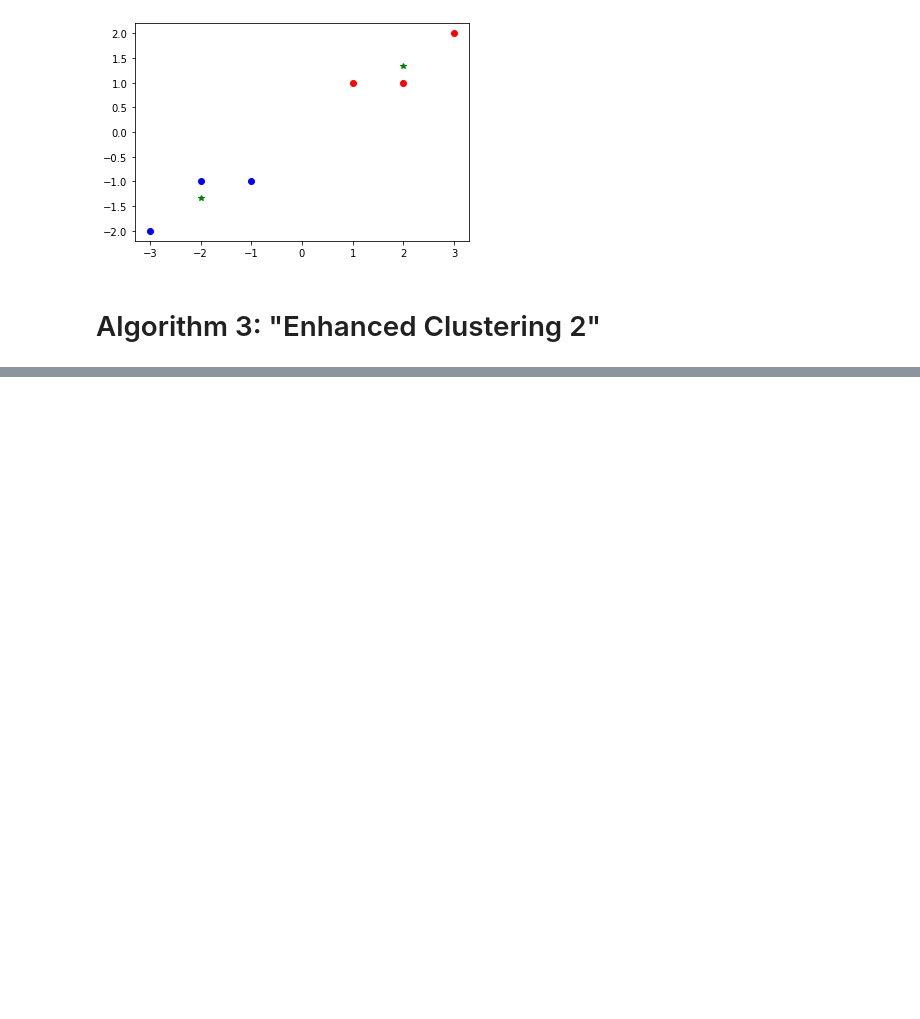
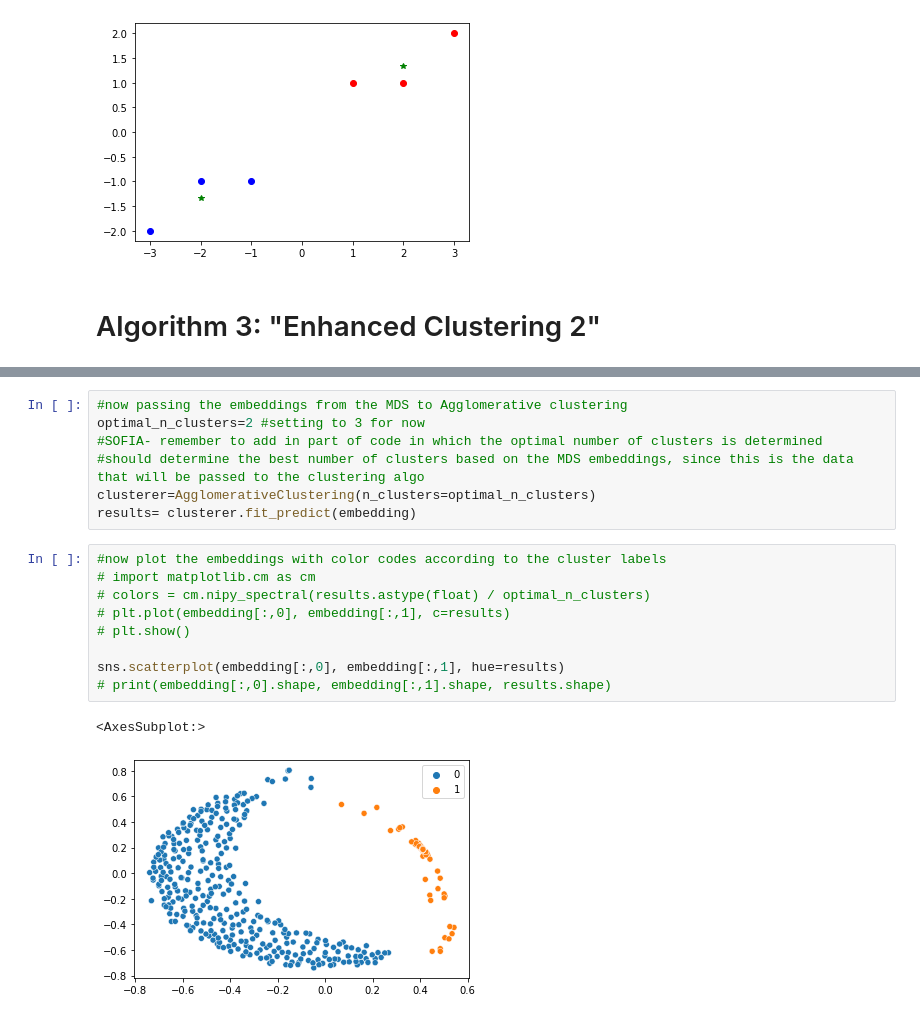
Before and after one commit to sofiapasquini/PAH-revolution, a Jupyter notebook: Algo Pseudo Code.ipynb, the cells around one changed output, grey strips where cells are left out. Cells and saved outputs as stored; diff of their text form; blank space fills up the shorter version.

```diff
--- a/Algo Pseudo Code.ipynb
+++ b/Algo Pseudo Code.ipynb
@@ -148,0 +472,19 @@ Agglomerative clustering based on input from a computed RF dissimilarity score (
+# %%
+#now passing the embeddings from the MDS to Agglomerative clustering
+optimal_n_clusters=2 #setting to 3 for now
+#SOFIA- remember to add in part of code in which the optimal number of clusters is determined
+#should determine the best number of clusters based on the MDS embeddings, since this is the data that will be passed to the clustering algo
+clusterer=AgglomerativeClustering(n_clusters=optimal_n_clusters)
+results= clusterer.fit_predict(embedding)
+# %%
+#now plot the embeddings with color codes according to the cluster labels
+# import matplotlib.cm as cm
+# colors = cm.nipy_spectral(results.astype(float) / optimal_n_clusters)
+# plt.plot(embedding[:,0], embedding[:,1], c=results)
+# plt.show()
+
+sns.scatterplot(embedding[:,0], embedding[:,1], hue=results)
+# print(embedding[:,0].shape, embedding[:,1].shape, results.shape)
+# %% [output]
+<AxesSubplot:>
+[figure, added]
```
Also changed, not shown: parts of 32 cells of this notebook.
